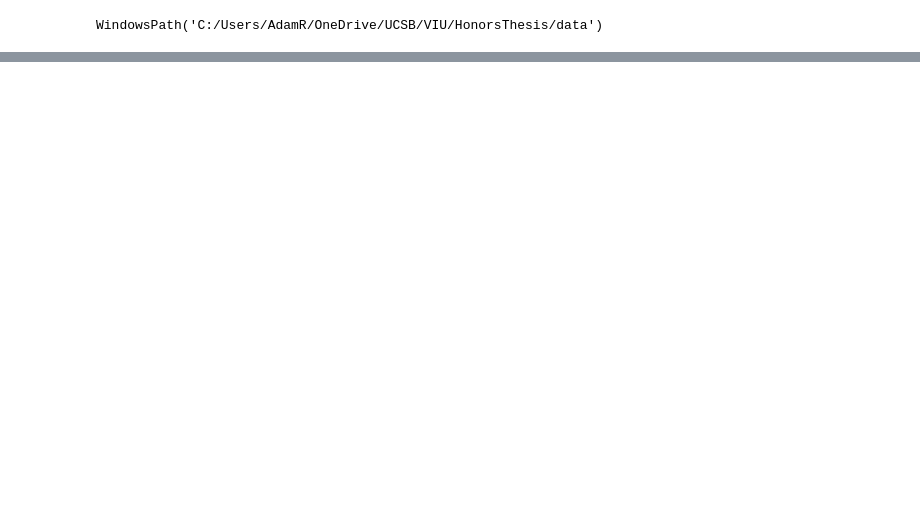
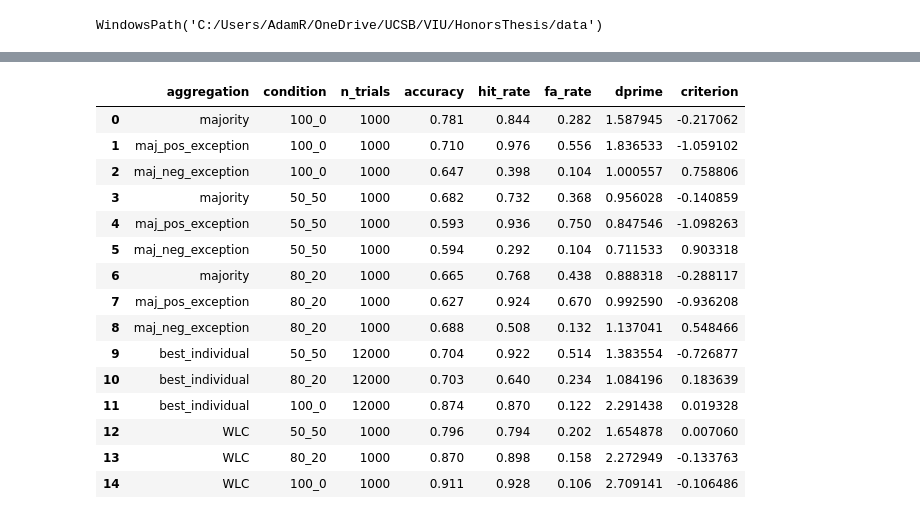
Before and after one commit to AdamRychtecky8/Flexible-Wisdom, a Jupyter notebook: notebooks/Human_exploration.ipynb, the cells around one changed output, grey strips where cells are left out. Drawn from its saved outputs; the diff is of its cells as text; code cells hidden in the pictures; blank space fills up the shorter version.

```diff
--- a/notebooks/Human_exploration.ipynb
+++ b/notebooks/Human_exploration.ipynb
@@ -818,0 +190,96 @@ Top weights (head):
+# %%
+import numpy as np
+import pandas as pd
+from scipy.stats import norm
+
+conds = human_master["condition"].unique()
+
+def sdt_metrics(decision, TP):
+    decision, TP = np.asarray(decision), np.asarray(TP)
+    acc = (decision == TP).mean()
+    hit = (decision[TP == 1] == 1).mean()
+    fa  = (decision[TP == 0] == 1).mean()
+    eps = 1e-5
+    hit = np.clip(hit, eps, 1 - eps)
+    fa  = np.clip(fa,  eps, 1 - eps)
+    zH, zF = norm.ppf(hit), norm.ppf(fa)
+    dprime = zH - zF
+    c = -0.5 * (zH + zF)
+    return acc, hit, fa, dprime, c
+
+best_rows = []
+for cond in conds:
+    dfc = human_master[human_master["condition"] == cond]
+    stats = []
+    for pid, dfg in dfc.groupby("participantID"):
+        stats.append((pid, *sdt_metrics(dfg["decision"], dfg["TP"])))
+    pid, acc, hit, fa, dp, c = max(stats, key=lambda x: x[1])
+    best_rows.append(dict(
+        aggregation="best_individual",
+        condition=cond,
+        n_trials=len(dfc),
+        accuracy=acc,
+        hit_rate=hit,
+        fa_rate=fa,
+        dprime=dp,
+        criterion=c
+    ))
+
+def wlc_for_condition(dfc):
+    piv = dfc.pivot_table(index="stimID", columns="participantID", values="response")
+    X = piv.values
+    Xc = X - X.mean(axis=0, keepdims=True)
+    trials = dfc.drop_duplicates("stimID").sort_values("stimID")
+    TP = trials["TP"].values
+    mu_s = Xc[TP == 1].mean(axis=0)
+    mu_n = Xc[TP == 0].mean(axis=0)
+    dmu = mu_s - mu_n
+    Sigma = np.cov(Xc, rowvar=False)
+    lam = 1e-3
+    w = np.linalg.solve(Sigma + lam * np.eye(Sigma.shape[0]), dmu)
+    dv = Xc @ w
+    ths = np.linspace(dv.min(), dv.max(), 200)
+    best_acc, best_t = -1, 0
+    for t in ths:
+        pred = (dv > t).astype(int)
+        acc = (pred == TP).mean()
+        if acc > best_acc:
+            best_acc, best_t = acc, t
+    pred = (dv > best_t).astype(int)
+    acc, hit, fa, dp, c = sdt_metrics(pred, TP)
+    return acc, hit, fa, dp, c, len(piv)
+
+wlc_rows = []
+for cond in conds:
+    dfc = human_master[human_master["condition"] == cond]
+    acc, hit, fa, dp, c, ntr = wlc_for_condition(dfc)
+    wlc_rows.append(dict(
+        aggregation="WLC",
+        condition=cond,
+        n_trials=ntr,
+        accuracy=acc,
+        hit_rate=hit,
+        fa_rate=fa,
+        dprime=dp,
+        criterion=c
+    ))
+
+human_agg = pd.concat([human_agg, pd.DataFrame(best_rows + wlc_rows)], ignore_index=True)
+display(human_agg)
+# %% [output]
+|  | aggregation | condition | n_trials | accuracy | hit_rate | fa_rate | dprime | criterion |
+| 0 | majority | 100_0 | 1000 | 0.781 | 0.844 | 0.282 | 1.587945 | -0.217062 |
+| 1 | maj_pos_exception | 100_0 | 1000 | 0.710 | 0.976 | 0.556 | 1.836533 | -1.059102 |
+| 2 | maj_neg_exception | 100_0 | 1000 | 0.647 | 0.398 | 0.104 | 1.000557 | 0.758806 |
+| 3 | majority | 50_50 | 1000 | 0.682 | 0.732 | 0.368 | 0.956028 | -0.140859 |
+| 4 | maj_pos_exception | 50_50 | 1000 | 0.593 | 0.936 | 0.750 | 0.847546 | -1.098263 |
+| 5 | maj_neg_exception | 50_50 | 1000 | 0.594 | 0.292 | 0.104 | 0.711533 | 0.903318 |
+| 6 | majority | 80_20 | 1000 | 0.665 | 0.768 | 0.438 | 0.888318 | -0.288117 |
+| 7 | maj_pos_exception | 80_20 | 1000 | 0.627 | 0.924 | 0.670 | 0.992590 | -0.936208 |
+| 8 | maj_neg_exception | 80_20 | 1000 | 0.688 | 0.508 | 0.132 | 1.137041 | 0.548466 |
+| 9 | best_individual | 50_50 | 12000 | 0.704 | 0.922 | 0.514 | 1.383554 | -0.726877 |
+| 10 | best_individual | 80_20 | 12000 | 0.703 | 0.640 | 0.234 | 1.084196 | 0.183639 |
+| 11 | best_individual | 100_0 | 12000 | 0.874 | 0.870 | 0.122 | 2.291438 | 0.019328 |
+| 12 | WLC | 50_50 | 1000 | 0.796 | 0.794 | 0.202 | 1.654878 | 0.007060 |
+| 13 | WLC | 80_20 | 1000 | 0.870 | 0.898 | 0.158 | 2.272949 | -0.133763 |
+| 14 | WLC | 100_0 | 1000 | 0.911 | 0.928 | 0.106 | 2.709141 | -0.106486 |
```
Also changed, not shown: parts of 13 cells of this notebook, 5 other files.
